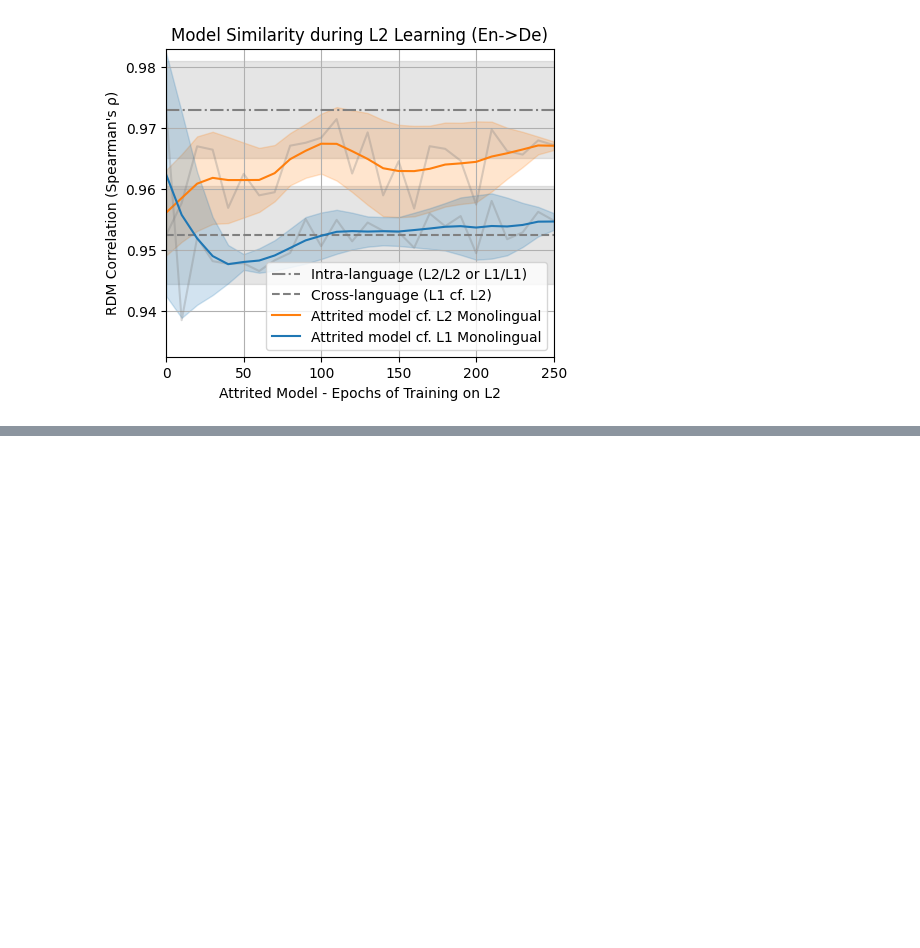
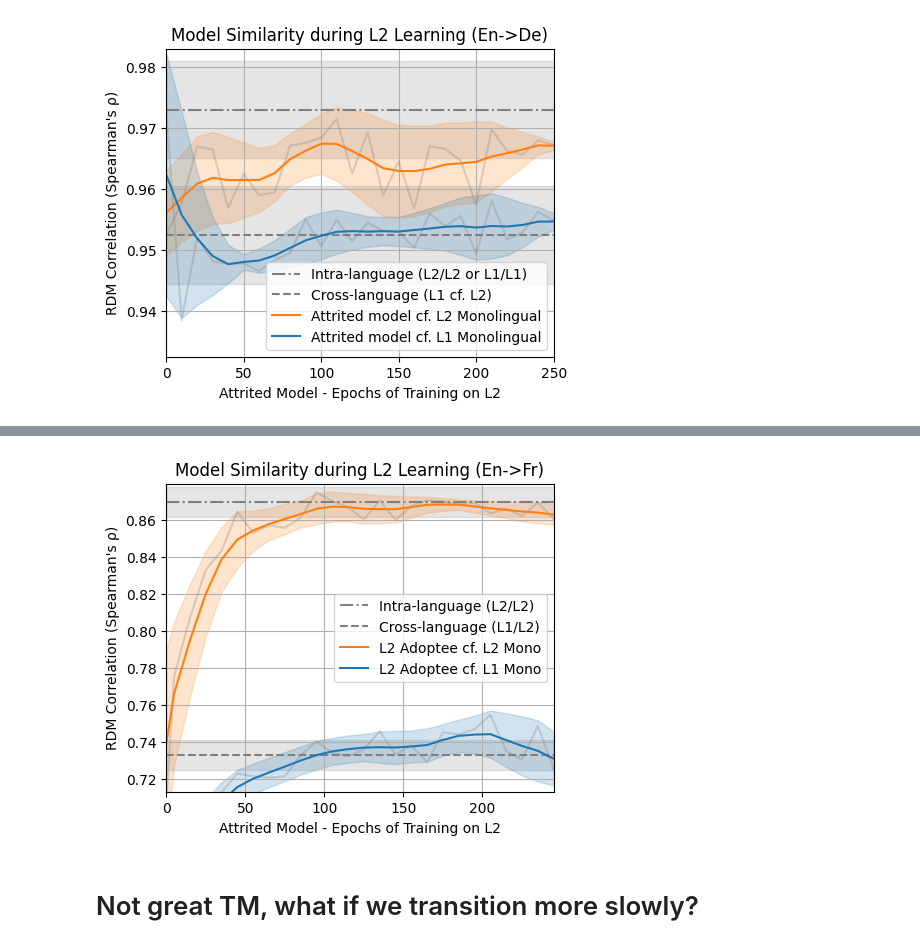
Before and after one commit to pplantinga/bilingual_networks, a Jupyter notebook: neural_traces.ipynb, the cells around one changed output, grey strips where cells are left out. Saved outputs shown, nothing was run; the diff lists cells and outputs as text; code cells hidden in the pictures; blank space fills up the shorter version.

```diff
--- a/neural_traces.ipynb
+++ b/neural_traces.ipynb
@@ -1007,0 +1207,4 @@ plot_sim(de_de_score, en_de_score, en30de250_cf_de_scores, en30de250_cf_en_score
+# %%
+hparams = load_hparams_and_checkpoint("en250_flatlr")
+en_flat_reps_en_data = generate_reps_from_model(hparams, en_subset)
+en_flat_rsm_en_data = make_rsm(en_flat_reps_en_data)
@@ -1007,0 +1216,18 @@ plot_sim(de_de_score, en_de_score, en30de250_cf_de_scores, en30de250_cf_en_score
+# %%
+hparams = load_hparams_and_checkpoint("en5_fr245_flatlr")
+
+ckpts = sorted(hparams["checkpointer"].list_checkpoints(), key=ckpt_recency)
+en5fr245_cf_fr_scores = []
+en5fr245_cf_en_scores = []
+for ckpt in ckpts:
+    hparams["checkpointer"].load_checkpoint(ckpt)
+    reps = generate_reps_from_model(hparams, en_subset)
+    rsm = make_rsm(reps)
+    en5fr245_cf_fr_scores.append(compute_spearman_rank(rsm, fr_flat_rsm_en_data).cpu().detach())
+    en5fr245_cf_en_scores.append(compute_spearman_rank(rsm, en_flat_rsm_en_data).cpu().detach())
+# %%
+plot_sim(x, fr_fr_score_en, fr_en_score_en, en5fr245_cf_fr_scores, en5fr245_cf_en_scores, "En->Fr")
+# %% [output]
+[figure, added]
+# %% [markdown]
+# Not great TM, what if we transition more slowly?
```
Also changed, not shown: parts of 57 cells of this notebook, 9 other files.
